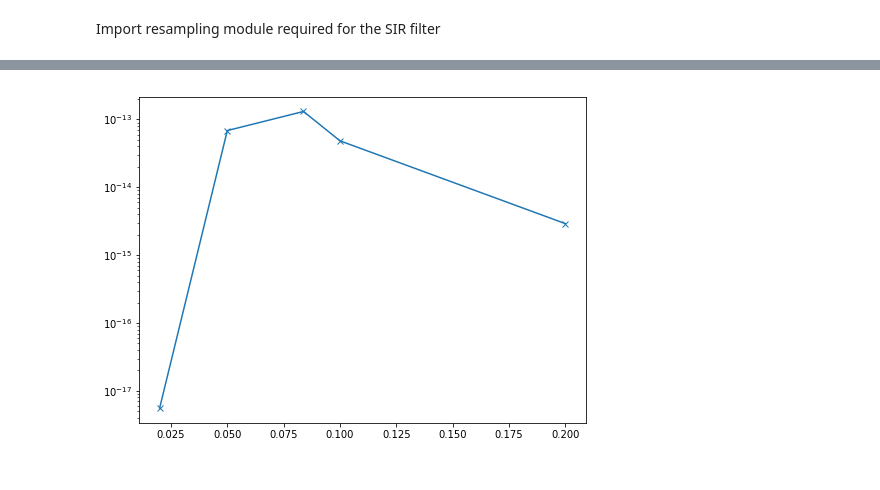
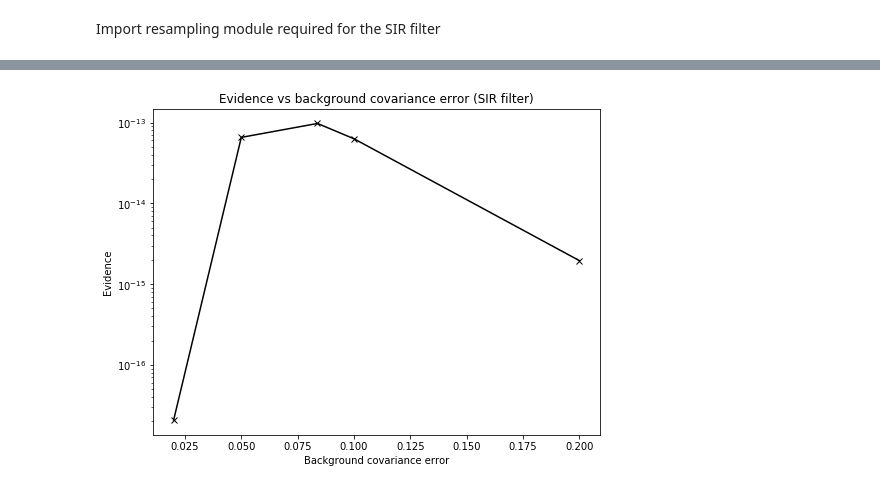
Before and after one commit to ray-chew/probabilistic_forecasting_examples, a Jupyter notebook: Chapter 9.ipynb, the cells around one changed output, grey strips where cells are left out. Cells and saved outputs as stored; diff of their text form; code cells hidden in the pictures.

Commit message:
improved figures' labels and legends and other stuff

```diff
--- a/Chapter 9.ipynb
+++ b/Chapter 9.ipynb
@@ -85,8 +86,23 @@ Why doesn't the example work with the observations I generated in the previous c
 # %%
 import scipy.io
 mat = scipy.io.loadmat('data_observations.mat')
-x_obs = mat['x_obs'].flatten()
+x_obs_import = mat['x_obs'].flatten()
+x_nature = mat['x_nature'].flatten()
 # %% [markdown]
 Import resampling module required for the SIR filter
 # %%
 from resampling import resampling
+# %%
+figtest = plt.figure()
+#plt.plot(ressug[:1000,1])
+#plt.plot(x_nature[:1000])
+plt.plot(x_obs_import[:1000])
+plt.plot(x_obs[:1000])
+
+print(x_obs_import.mean())
+print(x_obs.mean())
+
+# print(x_obs_ressug.shape)
+# print(x_obs_import.shape)
+
+x_obs = x_obs_import
@@ -157,7 +177,12 @@ for kk in range(K):
 evidences = np.mean(evidenceSIR,axis=0)
 # %%
 fig0 = plt.figure(figsize=(8,6))
-plt.semilogy(var,evidenceSIR.mean(axis=0), '-x')
+plt.semilogy(var,evidenceSIR.mean(axis=0), '-kx')
+plt.title("Evidence vs background covariance error (SIR filter)")
+plt.xlabel("Background covariance error")
+plt.ylabel("Evidence")
 plt.show()
+
+#fig0.savefig("fig_MODELSELECTION.pdf", bbox_inches='tight')
 # %% [output]
-[figure, old version]
+[figure, new version]
```
Also changed, not shown: parts of 2 cells of this notebook, 2 other files.
